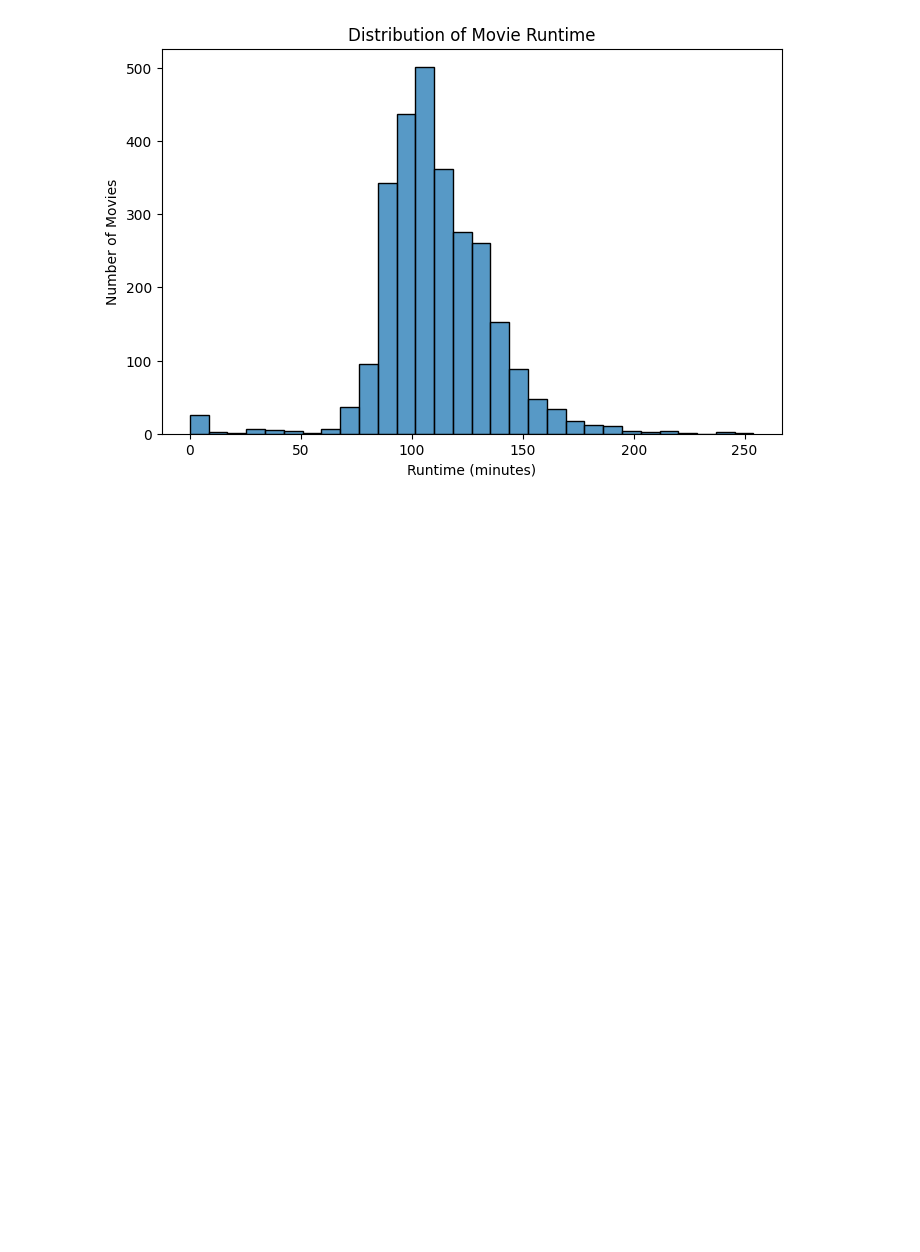
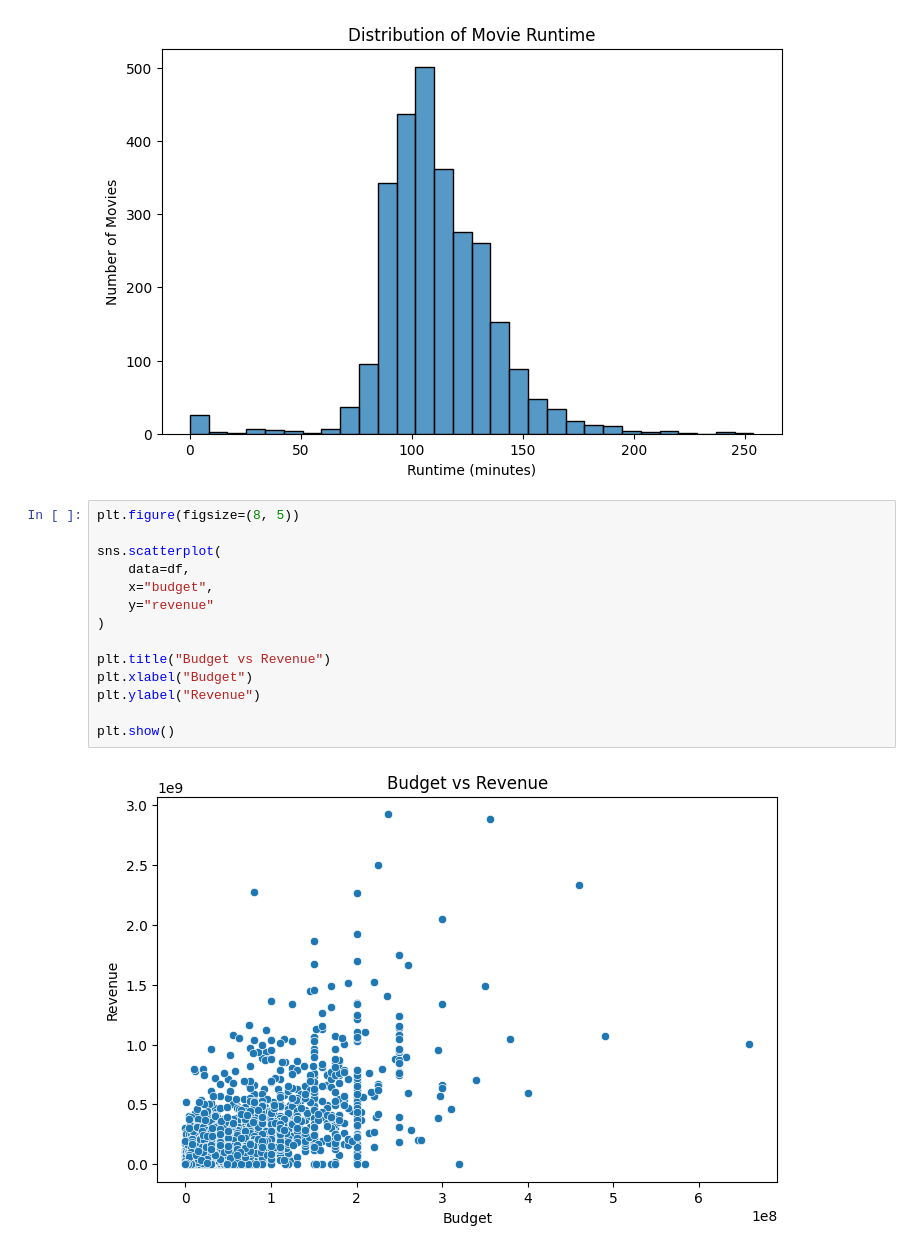
Before and after one commit to zakaryahari/movie-intelligence-pipeline, a Jupyter notebook: notebooks/EDA_Feature_Engineering.ipynb, the cells around one changed output. Drawn from its saved outputs; the diff is of its cells as text; blank space fills up the shorter version.

Commit message:
Implement code changes to enhance functionality and improve performance,'Budget vs Revenue'

```diff
--- a/notebooks/EDA_Feature_Engineering.ipynb
+++ b/notebooks/EDA_Feature_Engineering.ipynb
@@ -152,3 +152,19 @@ plt.ylabel("Number of Movies")
 plt.show()
 # %% [output]
 [figure]
+# %%
+plt.figure(figsize=(8, 5))
+
+sns.scatterplot(
+    data=df,
+    x="budget",
+    y="revenue"
+)
+
+plt.title("Budget vs Revenue")
+plt.xlabel("Budget")
+plt.ylabel("Revenue")
+
+plt.show()
+# %% [output]
+[figure, added]
```
